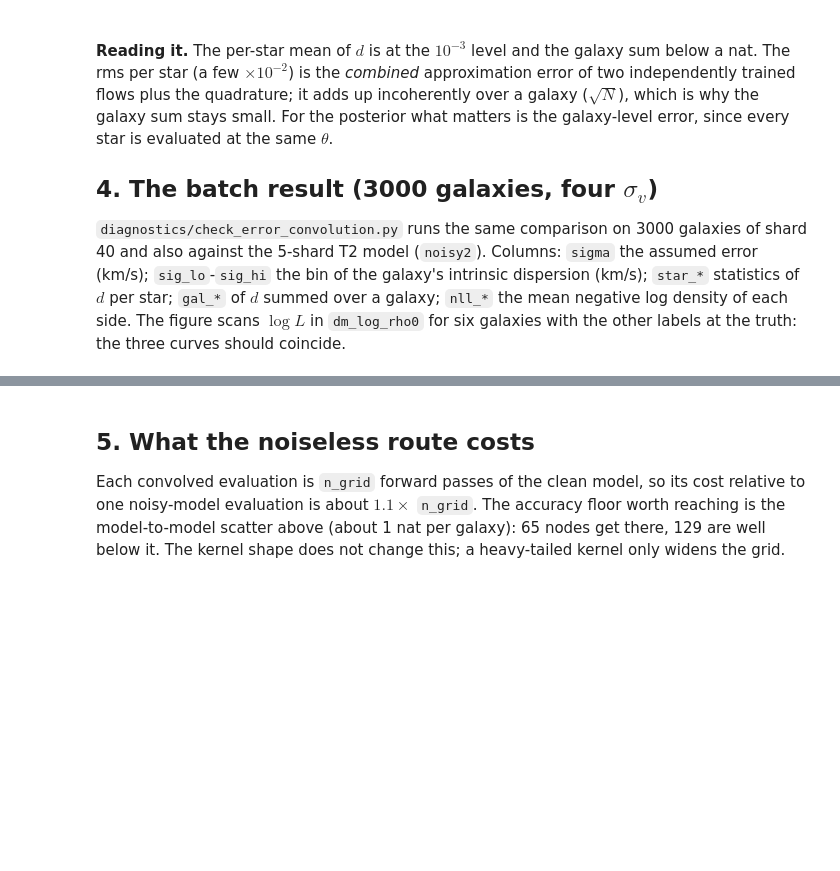
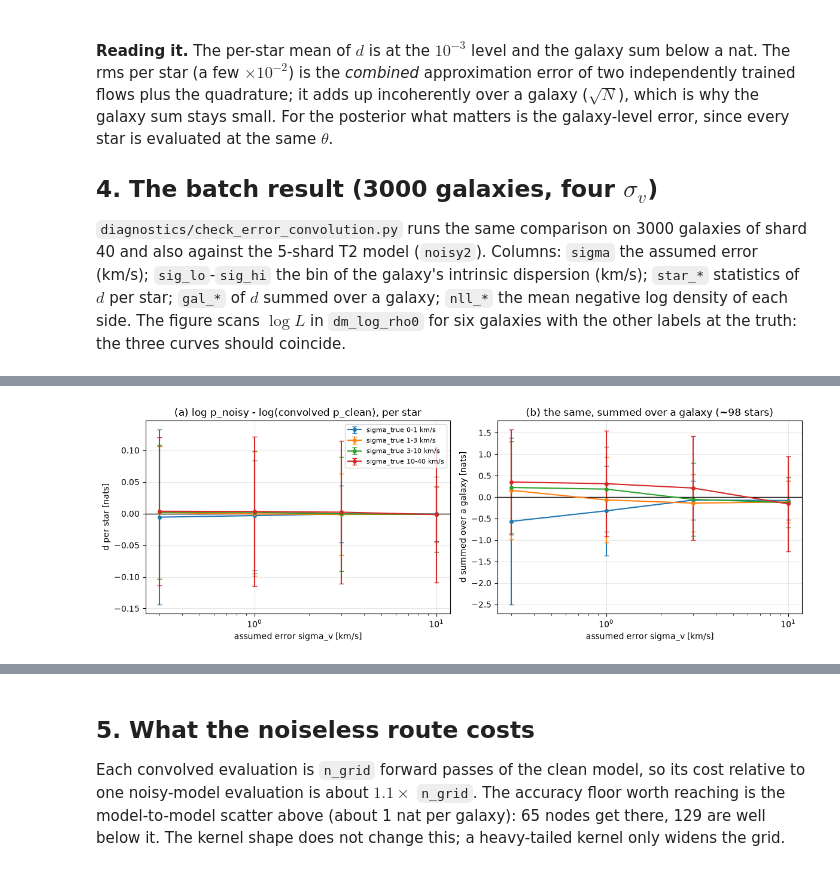
Before and after one commit to trivnguyen/nle_dsph, a Jupyter notebook: notebooks/03_error_convolution.ipynb, the cells around one changed output, grey strips where cells are left out. Cells and saved outputs as stored; diff of their text form; code cells hidden in the pictures; blank space fills up the shorter version.

```diff
--- a/notebooks/03_error_convolution.ipynb
+++ b/notebooks/03_error_convolution.ipynb
@@ -301,0 +279,4 @@ else:
+# %%
+csv = sorted((MODELS / 'voj63drr').glob('error_convolution_*v2.csv'))
+batch = pd.read_csv(csv[-1])
+display(batch.round(4))
@@ -301,0 +301,24 @@ else:
+# %%
+# Same numbers as the table, drawn here rather than loaded as an image.
+fig, ax = plt.subplots(1, 2, figsize=(12, 4.2), sharex=True)
+sub = batch[batch.model == 'noisy']
+for (lo, hi), grp in sub.groupby(['sig_lo', 'sig_hi']):
+    lab = f'sigma_true {lo:g}-{hi:g} km/s'
+    ax[0].errorbar(grp.sigma, grp.star_mean, yerr=grp.star_rms, fmt='o-',
+                   capsize=3, ms=4, label=lab)
+    ax[1].errorbar(grp.sigma, grp.gal_mean, yerr=grp.gal_rms, fmt='o-',
+                   capsize=3, ms=4)
+for a in (ax[0], ax[1]):
+    a.axhline(0, color='k', lw=1)
+    a.set_xscale('log')
+    a.set_xlabel('assumed error sigma_v [km/s]')
+    a.grid(alpha=0.3)
+ax[0].set(ylabel='d per star [nats]',
+          title='(a) log p_noisy - log(convolved p_clean), per star')
+ax[1].set(ylabel='d summed over a galaxy [nats]',
+          title='(b) the same, summed over a galaxy (~98 stars)')
+ax[0].legend(fontsize=8)
+fig.tight_layout()
+plt.show()
+# %% [output]
+[figure, added]
```
Also changed, not shown: parts of 8 cells of this notebook, 1 other file.
